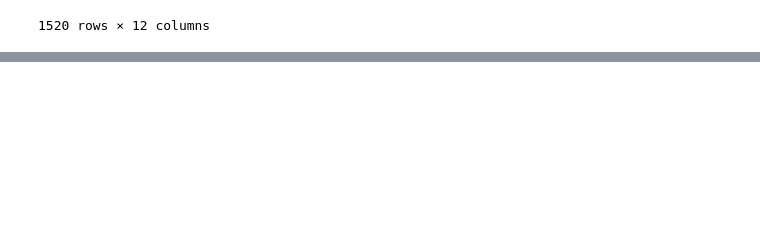
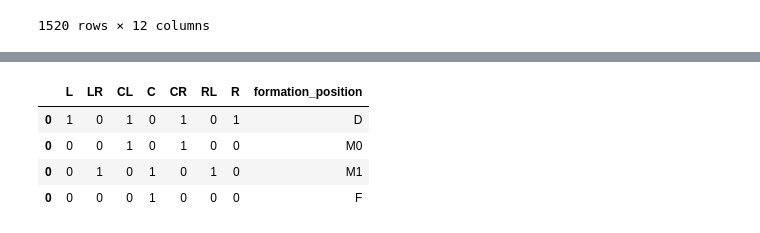
Before and after one commit to c0j0s/CS4211-Project, a Jupyter notebook: main.ipynb, the cells around one changed output, grey strips where cells are left out. Cells and saved outputs as stored; diff of their text form; code cells hidden in the pictures; blank space fills up the shorter version.

```diff
--- a/main.ipynb
+++ b/main.ipynb
@@ -226,0 +285,10 @@ merged_match_rating[merged_match_rating['match_id'] == '12313']
+# %%
+formation_position = {
+'L'  : 0,
+'LR' : 1,
+'CL' : 2,
+'C'  : 3,
+'CR' : 4,
+'RL' : 5,
+'R'  : 6,
+}
@@ -226,0 +326,17 @@ merged_match_rating[merged_match_rating['match_id'] == '12313']
+# %%
+# Set player positions
+def fill_players(row, players):
+    for pos in formation_position:
+        if (((players['formation_position'] == row['formation_position']) & (players['position'] == pos)).any()):
+            row[pos] = 1
+    return row
+
+home_field_grid = home_field_grid.apply(lambda x: fill_players(x, home_players), axis=1)
+away_field_grid = away_field_grid.apply(lambda x: fill_players(x, away_players), axis=1)
+away_field_grid
+# %% [output]
+|  | L | LR | CL | C | CR | RL | R | formation_position |
+| 0 | 1 | 0 | 1 | 0 | 1 | 0 | 1 | D |
+| 0 | 0 | 0 | 1 | 0 | 1 | 0 | 0 | M0 |
+| 0 | 0 | 1 | 0 | 1 | 0 | 1 | 0 | M1 |
+| 0 | 0 | 0 | 0 | 1 | 0 | 0 | 0 | F |
```
Also changed, not shown: parts of 12 cells of this notebook.
